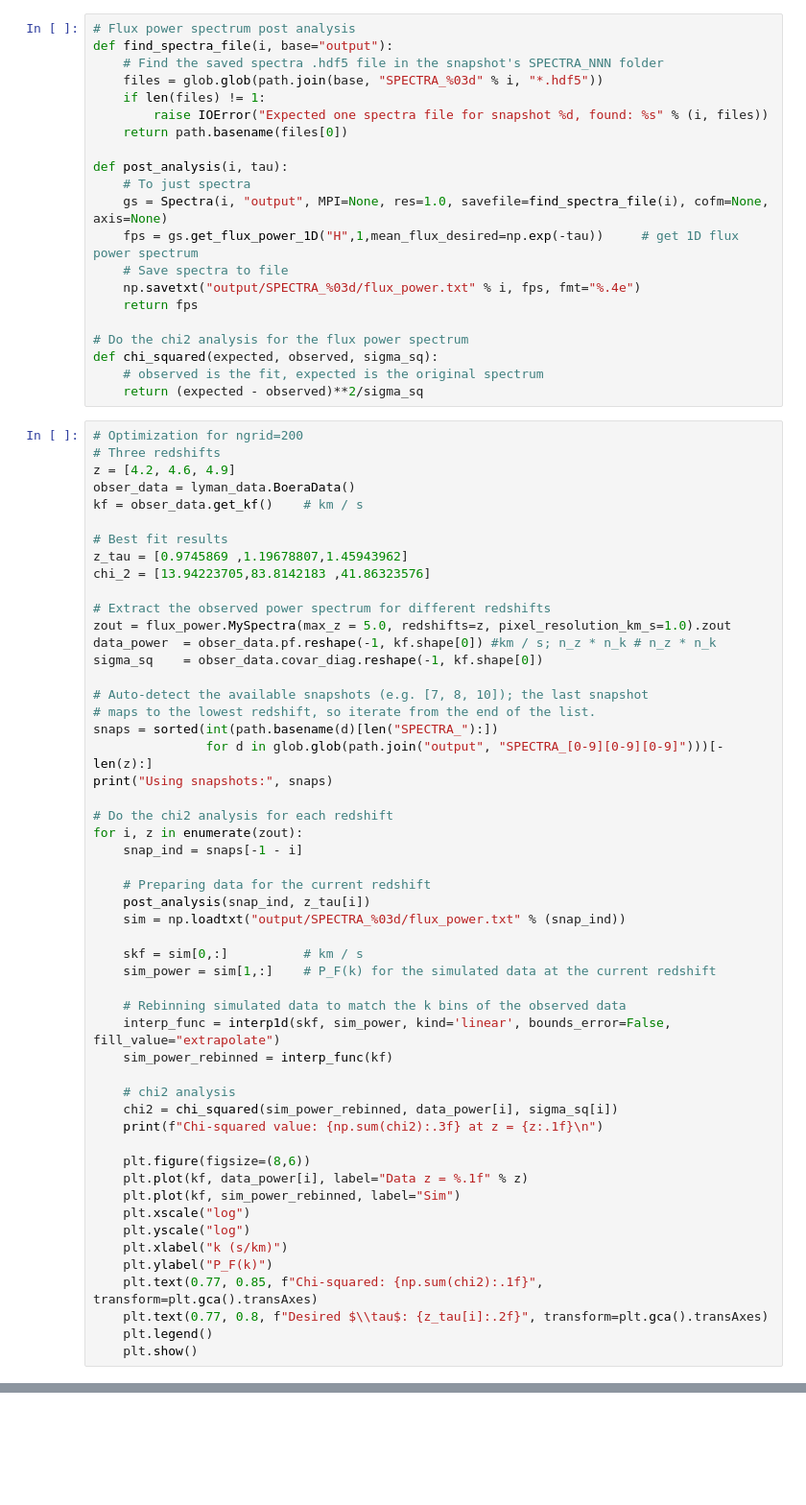
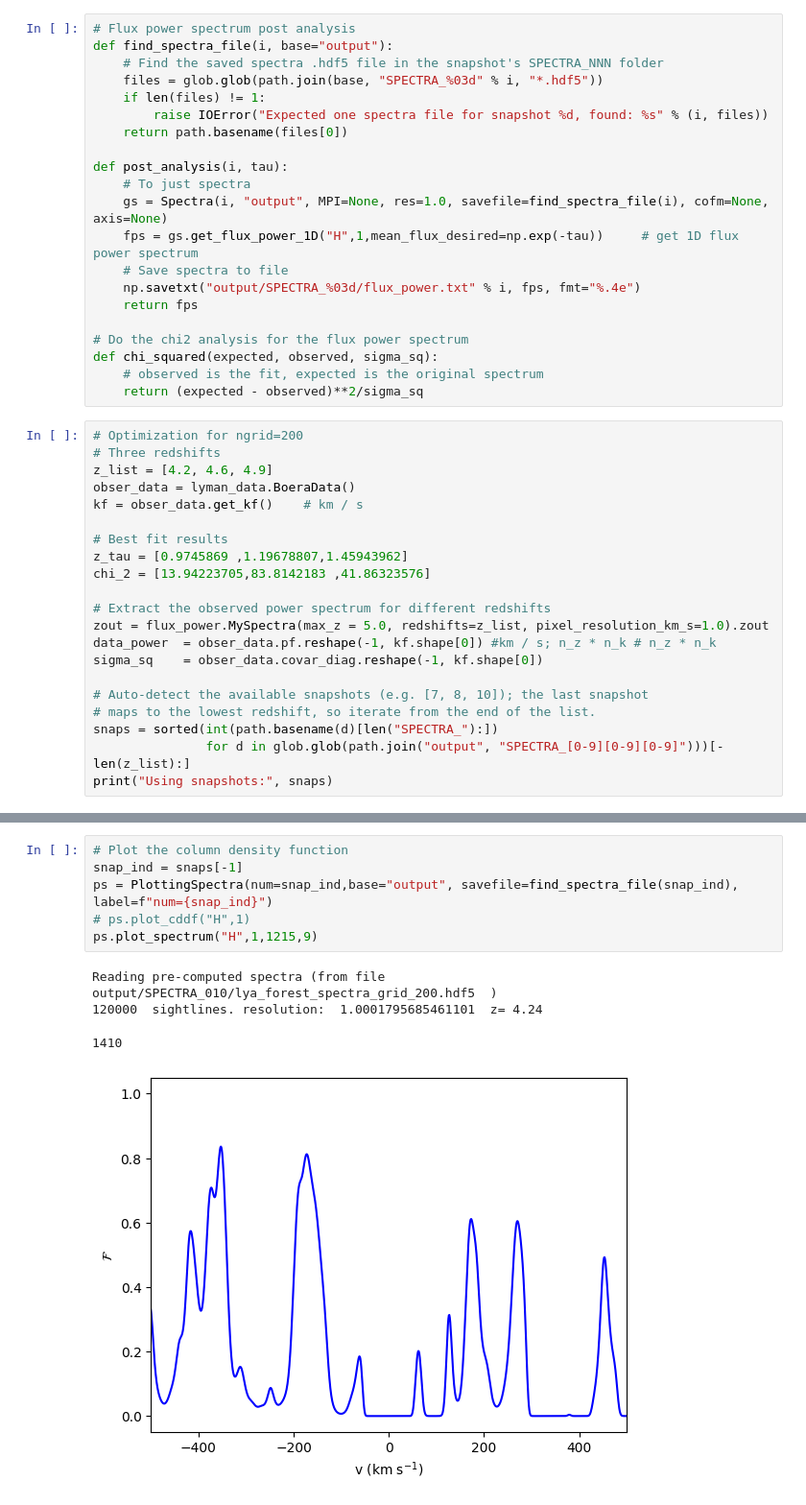
Before and after one commit to willsonho2000/MP-Gadget, a Jupyter notebook: runs/simeon_recon/keir_recon/plot.ipynb, the cells around one changed output, grey strips where cells are left out. Shown at 96% size. Saved outputs shown, nothing was run; the diff lists cells and outputs as text; blank space fills up the shorter version.

```diff
--- a/runs/simeon_recon/keir_recon/plot.ipynb
+++ b/runs/simeon_recon/keir_recon/plot.ipynb
@@ -53,7 +34,7 @@ def chi_squared(expected, observed, sigma_sq):
 # %%
 # Optimization for ngrid=200
 # Three redshifts
-z = [4.2, 4.6, 4.9]
+z_list = [4.2, 4.6, 4.9]
 obser_data = lyman_data.BoeraData()
 kf = obser_data.get_kf()    # km / s
 
@@ -62,45 +43,14 @@ z_tau = [0.9745869 ,1.19678807,1.45943962]
 chi_2 = [13.94223705,83.8142183 ,41.86323576]
 
 # Extract the observed power spectrum for different redshifts
-zout = flux_power.MySpectra(max_z = 5.0, redshifts=z, pixel_resolution_km_s=1.0).zout
+zout = flux_power.MySpectra(max_z = 5.0, redshifts=z_list, pixel_resolution_km_s=1.0).zout
 data_power  = obser_data.pf.reshape(-1, kf.shape[0]) #km / s; n_z * n_k # n_z * n_k
 sigma_sq    = obser_data.covar_diag.reshape(-1, kf.shape[0])
 
 # Auto-detect the available snapshots (e.g. [7, 8, 10]); the last snapshot
 # maps to the lowest redshift, so iterate from the end of the list.
 snaps = sorted(int(path.basename(d)[len("SPECTRA_"):])
-               for d in glob.glob(path.join("output", "SPECTRA_[0-9][0-9][0-9]")))[-len(z):]
+               for d in glob.glob(path.join("output", "SPECTRA_[0-9][0-9][0-9]")))[-len(z_list):]
 print("Using snapshots:", snaps)
-
-# Do the chi2 analysis for each redshift
-for i, z in enumerate(zout):
-    snap_ind = snaps[-1 - i]
-
-    # Preparing data for the current redshift
-    post_analysis(snap_ind, z_tau[i])
-    sim = np.loadtxt("output/SPECTRA_%03d/flux_power.txt" % (snap_ind))
-
-    skf = sim[0,:]          # km / s
-    sim_power = sim[1,:]    # P_F(k) for the simulated data at the current redshift
-
-    # Rebinning simulated data to match the k bins of the observed data
-    interp_func = interp1d(skf, sim_power, kind='linear', bounds_error=False, fill_value="extrapolate")
-    sim_power_rebinned = interp_func(kf)
-
-    # chi2 analysis
-    chi2 = chi_squared(sim_power_rebinned, data_power[i], sigma_sq[i])
-    print(f"Chi-squared value: {np.sum(chi2):.3f} at z = {z:.1f}\n")
-
-    plt.figure(figsize=(8,6))
-    plt.plot(kf, data_power[i], label="Data z = %.1f" % z)
-    plt.plot(kf, sim_power_rebinned, label="Sim")
-    plt.xscale("log")
-    plt.yscale("log")
-    plt.xlabel("k (s/km)")
-    plt.ylabel("P_F(k)")
-    plt.text(0.77, 0.85, f"Chi-squared: {np.sum(chi2):.1f}", transform=plt.gca().transAxes)
-    plt.text(0.77, 0.8, f"Desired $\\tau$: {z_tau[i]:.2f}", transform=plt.gca().transAxes)
-    plt.legend()
-    plt.show()
 # %% [output]
 Using snapshots: [7, 8, 10]
@@ -118,0 +57,11 @@ Chi-squared value: 40.070 at z = 4.9
+# %%
+# Plot the column density function
+snap_ind = snaps[-1]
+ps = PlottingSpectra(num=snap_ind,base="output", savefile=find_spectra_file(snap_ind), label=f"num={snap_ind}")
+# ps.plot_cddf("H",1)
+ps.plot_spectrum("H",1,1215,9)
+# %% [output]
+Reading pre-computed spectra (from file output/SPECTRA_010/lya_forest_spectra_grid_200.hdf5  )
+120000  sightlines. resolution:  1.0001795685461101  z= 4.24
+1410
+[figure, added]
```
Also changed, not shown: parts of 8 cells of this notebook, 30 other files.
